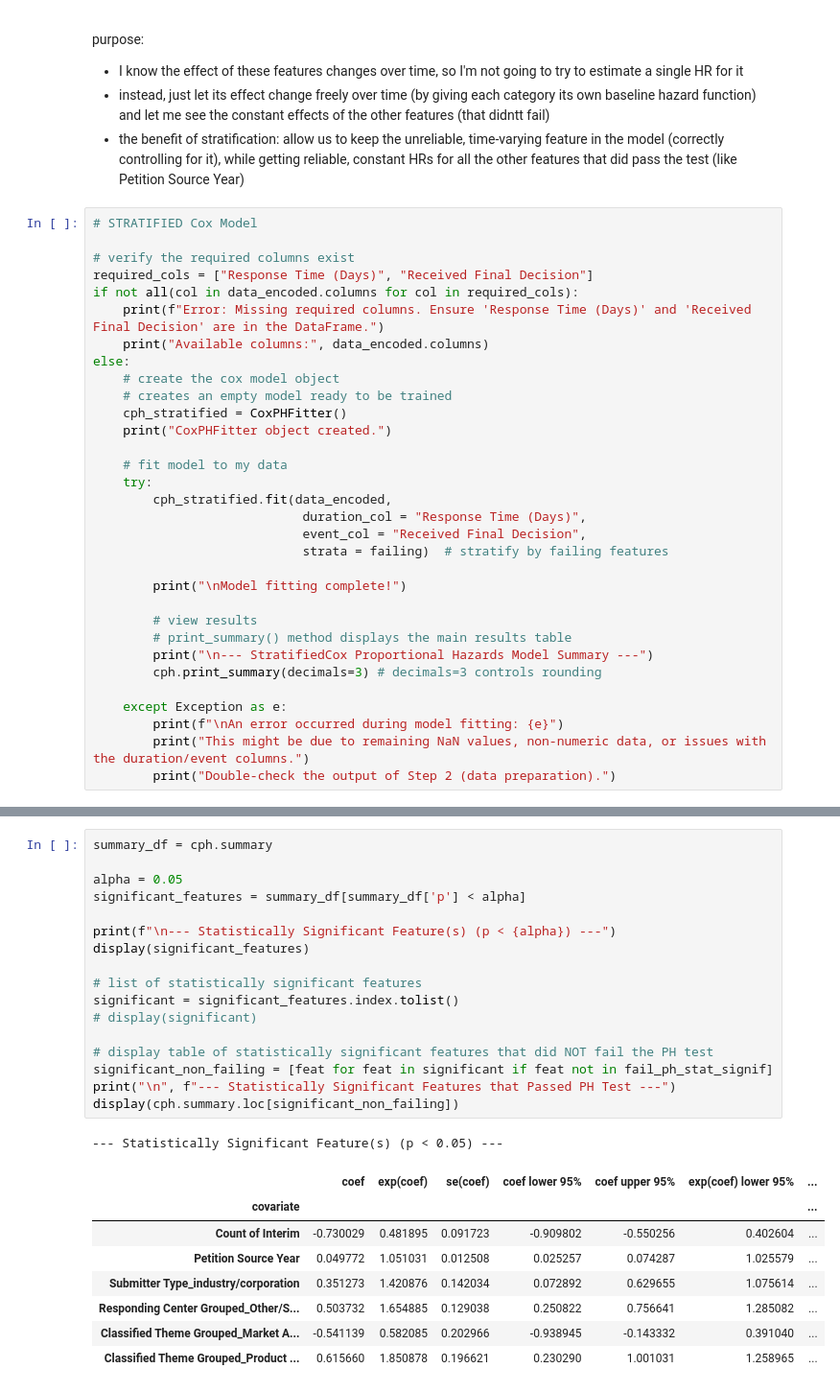
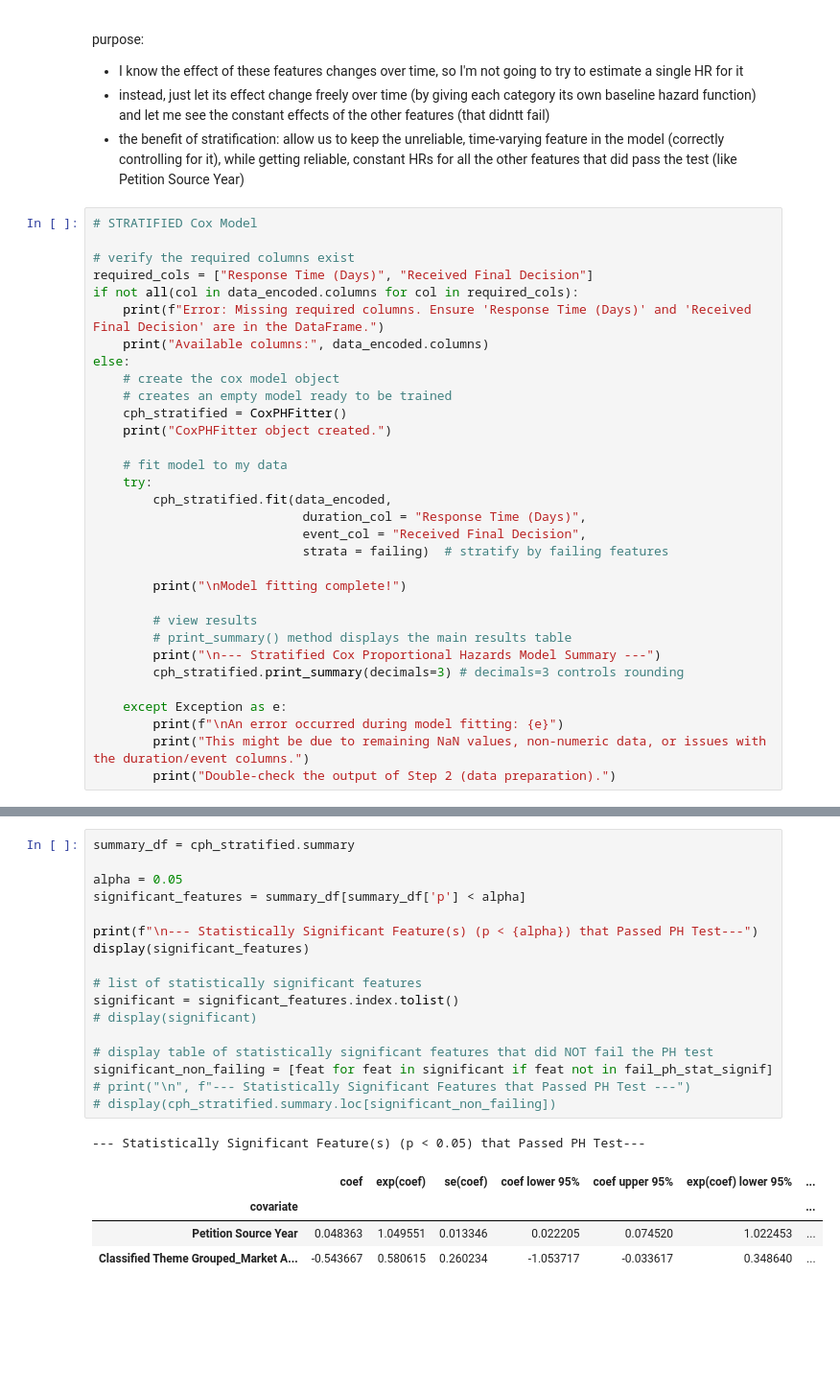
Before and after one commit to aanht/ucb-fda-citizen-project, a Jupyter notebook: all_years_eda_modeling/visuals_and_modeling.ipynb, the cells around one changed output, grey strips where cells are left out. Shown at 96% size. Saved outputs shown, nothing was run; the diff lists cells and outputs as text; blank space fills up the shorter version.

```diff
--- a/all_years_eda_modeling/visuals_and_modeling.ipynb
+++ b/all_years_eda_modeling/visuals_and_modeling.ipynb
@@ -748,8 +748,8 @@ else:
 
         # view results
         # print_summary() method displays the main results table
-        print("\n--- StratifiedCox Proportional Hazards Model Summary ---")
-        cph.print_summary(decimals=3) # decimals=3 controls rounding
+        print("\n--- Stratified Cox Proportional Hazards Model Summary ---")
+        cph_stratified.print_summary(decimals=3) # decimals=3 controls rounding
 
     except Exception as e:
         print(f"\nAn error occurred during model fitting: {e}")
@@ -790,27 +785,23 @@ Model fitting complete!
 # %%
-summary_df = cph.summary
+summary_df = cph_stratified.summary
 
 alpha = 0.05
 significant_features = summary_df[summary_df['p'] < alpha]
 
-print(f"\n--- Statistically Significant Feature(s) (p < {alpha}) ---")
+print(f"\n--- Statistically Significant Feature(s) (p < {alpha}) that Passed PH Test---")
 display(significant_features)
 
 # list of statistically significant features
 significant = significant_features.index.tolist()
 # display(significant)
 
 # display table of statistically significant features that did NOT fail the PH test
 significant_non_failing = [feat for feat in significant if feat not in fail_ph_stat_signif]
-print("\n", f"--- Statistically Significant Features that Passed PH Test ---")
-display(cph.summary.loc[significant_non_failing])
+# print("\n", f"--- Statistically Significant Features that Passed PH Test ---")
+# display(cph_stratified.summary.loc[significant_non_failing])
 # %% [output]
---- Statistically Significant Feature(s) (p < 0.05) ---
+--- Statistically Significant Feature(s) (p < 0.05) that Passed PH Test---
 |  | coef | exp(coef) | se(coef) | coef lower 95% | coef upper 95% | exp(coef) lower 95% | ... |
 | covariate |  |  |  |  |  |  | ... |
-| Count of Interim | -0.730029 | 0.481895 | 0.091723 | -0.909802 | -0.550256 | 0.402604 | ... |
-| Petition Source Year | 0.049772 | 1.051031 | 0.012508 | 0.025257 | 0.074287 | 1.025579 | ... |
-| Submitter Type_industry/corporation | 0.351273 | 1.420876 | 0.142034 | 0.072892 | 0.629655 | 1.075614 | ... |
-| Responding Center Grouped_Other/S... | 0.503732 | 1.654885 | 0.129038 | 0.250822 | 0.756641 | 1.285082 | ... |
-| Classified Theme Grouped_Market A... | -0.541139 | 0.582085 | 0.202966 | -0.938945 | -0.143332 | 0.391040 | ... |
-| Classified Theme Grouped_Product ... | 0.615660 | 1.850878 | 0.196621 | 0.230290 | 1.001031 | 1.258965 | ... |
+| Petition Source Year | 0.048363 | 1.049551 | 0.013346 | 0.022205 | 0.074520 | 1.022453 | ... |
+| Classified Theme Grouped_Market A... | -0.543667 | 0.580615 | 0.260234 | -1.053717 | -0.033617 | 0.348640 | ... |
```
Also changed, not shown: parts of 9 cells of this notebook.
